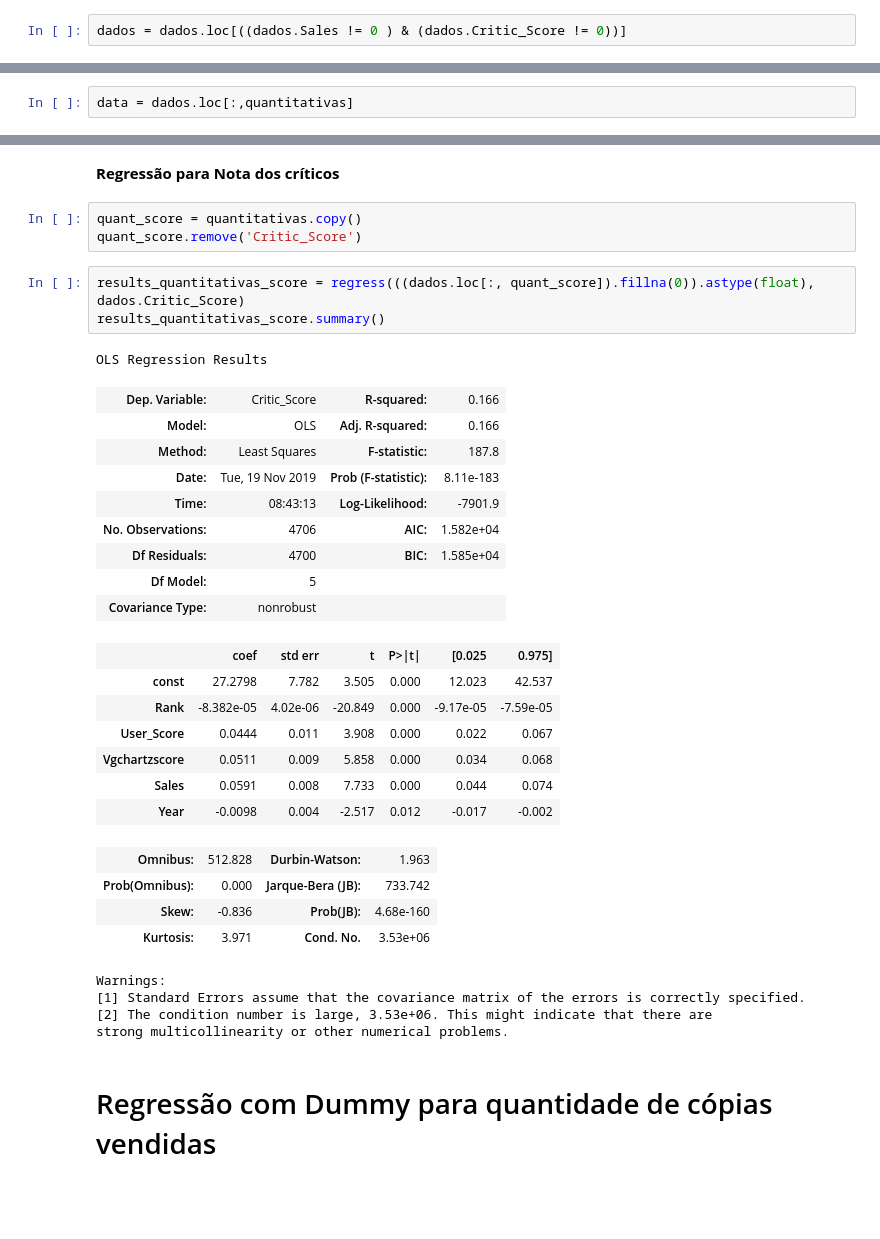
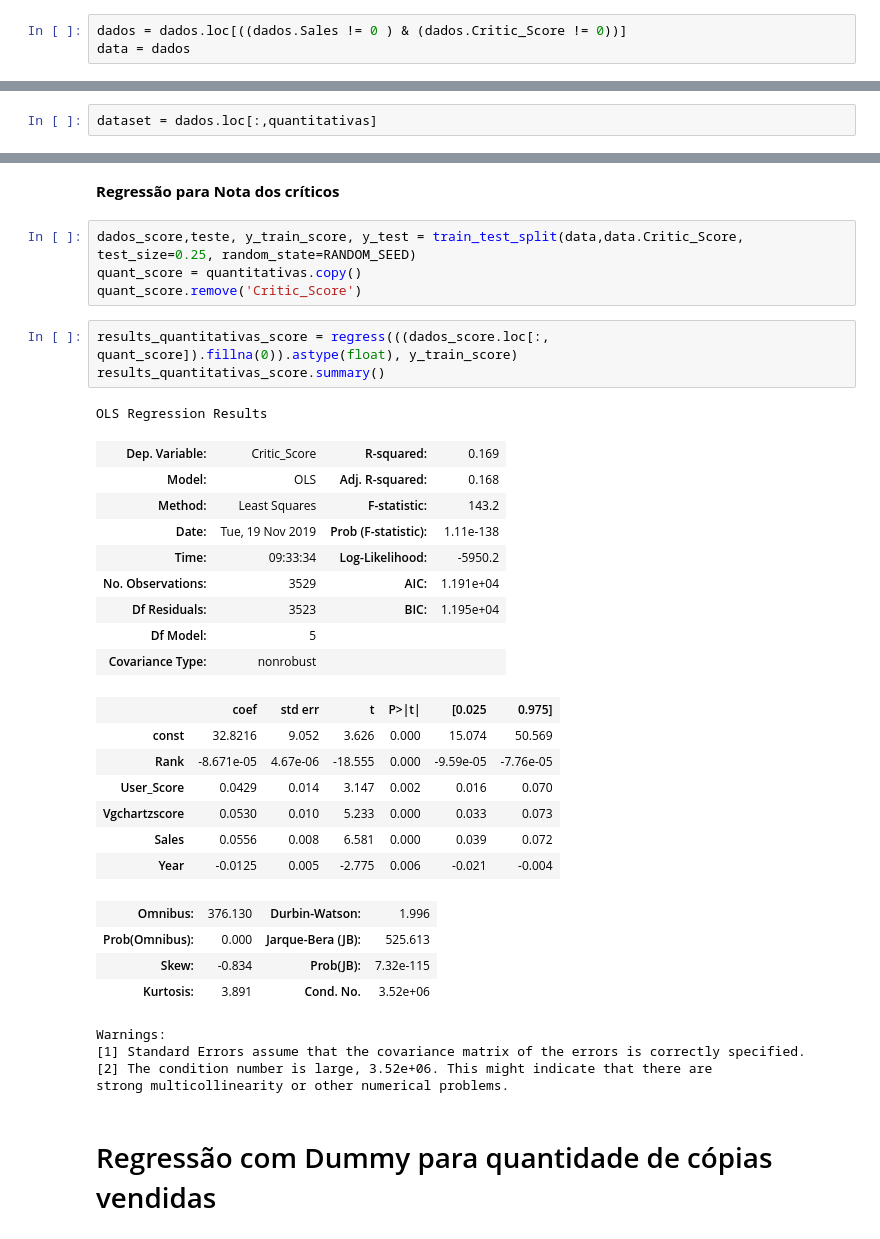
Before and after one commit to fernandocfbf/game-market-analysis-using-ml, a Jupyter notebook: P3 - Ciedados.ipynb, the cells around one changed output, grey strips where cells are left out. Saved outputs shown, nothing was run; the diff lists cells and outputs as text; blank space fills up the shorter version.

```diff
--- a/P3 - Ciedados.ipynb
+++ b/P3 - Ciedados.ipynb
@@ -46,6 +48,7 @@ dados = dados.fillna(0)
 **Só vão ser usadas as linhas que possuem todas as informações relevantes para a regressão**
 # %%
 dados = dados.loc[((dados.Sales != 0 ) & (dados.Critic_Score != 0))]
+data = dados
 # %% [markdown]
 # Análise Exploratória
 # %%
@@ -75,7 +78,7 @@ dados.Platform = dados.Platform.astype('category')
 dados.Publisher = dados.Publisher.astype('category')
 dados.Developer = dados.Developer.astype('category')
 # %%
-data = dados.loc[:,quantitativas]
+dataset = dados.loc[:,quantitativas]
 # %%
 x_vars = ['Critic_Score',
        'User_Score','Vgchartzscore','Sales']
@@ -164,37 +171,38 @@ Warnings:
 strong multicollinearity or other numerical problems.
 # %% [markdown]
 **Regressão para Nota dos críticos**
-# %%
-quant_score = quantitativas.copy()
-quant_score.remove('Critic_Score')
+# %%
+dados_score,teste, y_train_score, y_test = train_test_split(data,data.Critic_Score, test_size=0.25, random_state=RANDOM_SEED)
+quant_score = quantitativas.copy()
+quant_score.remove('Critic_Score')
 # %%
-results_quantitativas_score = regress(((dados.loc[:, quant_score]).fillna(0)).astype(float), dados.Critic_Score)
+results_quantitativas_score = regress(((dados_score.loc[:, quant_score]).fillna(0)).astype(float), y_train_score)
 results_quantitativas_score.summary()
 # %% [output]
 OLS Regression Results
-| Dep. Variable: | Critic_Score | R-squared: | 0.166 |
-| Model: | OLS | Adj. R-squared: | 0.166 |
-| Method: | Least Squares | F-statistic: | 187.8 |
-| Date: | Tue, 19 Nov 2019 | Prob (F-statistic): | 8.11e-183 |
-| Time: | 08:43:13 | Log-Likelihood: | -7901.9 |
-| No. Observations: | 4706 | AIC: | 1.582e+04 |
-| Df Residuals: | 4700 | BIC: | 1.585e+04 |
+| Dep. Variable: | Critic_Score | R-squared: | 0.169 |
+| Model: | OLS | Adj. R-squared: | 0.168 |
+| Method: | Least Squares | F-statistic: | 143.2 |
+| Date: | Tue, 19 Nov 2019 | Prob (F-statistic): | 1.11e-138 |
+| Time: | 09:33:34 | Log-Likelihood: | -5950.2 |
+| No. Observations: | 3529 | AIC: | 1.191e+04 |
+| Df Residuals: | 3523 | BIC: | 1.195e+04 |
 | Df Model: | 5 |  |  |
 | Covariance Type: | nonrobust |  |  |
 |  | coef | std err | t | P>|t| | [0.025 | 0.975] |
-| const | 27.2798 | 7.782 | 3.505 | 0.000 | 12.023 | 42.537 |
-| Rank | -8.382e-05 | 4.02e-06 | -20.849 | 0.000 | -9.17e-05 | -7.59e-05 |
-| User_Score | 0.0444 | 0.011 | 3.908 | 0.000 | 0.022 | 0.067 |
-| Vgchartzscore | 0.0511 | 0.009 | 5.858 | 0.000 | 0.034 | 0.068 |
-| Sales | 0.0591 | 0.008 | 7.733 | 0.000 | 0.044 | 0.074 |
-| Year | -0.0098 | 0.004 | -2.517 | 0.012 | -0.017 | -0.002 |
+| const | 32.8216 | 9.052 | 3.626 | 0.000 | 15.074 | 50.569 |
+| Rank | -8.671e-05 | 4.67e-06 | -18.555 | 0.000 | -9.59e-05 | -7.76e-05 |
+| User_Score | 0.0429 | 0.014 | 3.147 | 0.002 | 0.016 | 0.070 |
+| Vgchartzscore | 0.0530 | 0.010 | 5.233 | 0.000 | 0.033 | 0.073 |
+| Sales | 0.0556 | 0.008 | 6.581 | 0.000 | 0.039 | 0.072 |
+| Year | -0.0125 | 0.005 | -2.775 | 0.006 | -0.021 | -0.004 |
-| Omnibus: | 512.828 | Durbin-Watson: | 1.963 |
-| Prob(Omnibus): | 0.000 | Jarque-Bera (JB): | 733.742 |
-| Skew: | -0.836 | Prob(JB): | 4.68e-160 |
-| Kurtosis: | 3.971 | Cond. No. | 3.53e+06 |
+| Omnibus: | 376.130 | Durbin-Watson: | 1.996 |
+| Prob(Omnibus): | 0.000 | Jarque-Bera (JB): | 525.613 |
+| Skew: | -0.834 | Prob(JB): | 7.32e-115 |
+| Kurtosis: | 3.891 | Cond. No. | 3.52e+06 |
 Warnings:
 [1] Standard Errors assume that the covariance matrix of the errors is correctly specified.
-[2] The condition number is large, 3.53e+06. This might indicate that there are
+[2] The condition number is large, 3.52e+06. This might indicate that there are
 strong multicollinearity or other numerical problems.
 # %% [markdown]
 # Regressão com Dummy para quantidade de cópias vendidas
```
Also changed, not shown: parts of 33 cells of this notebook.
